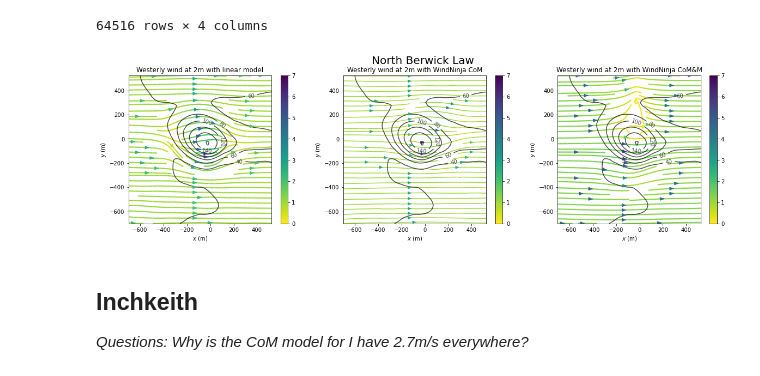
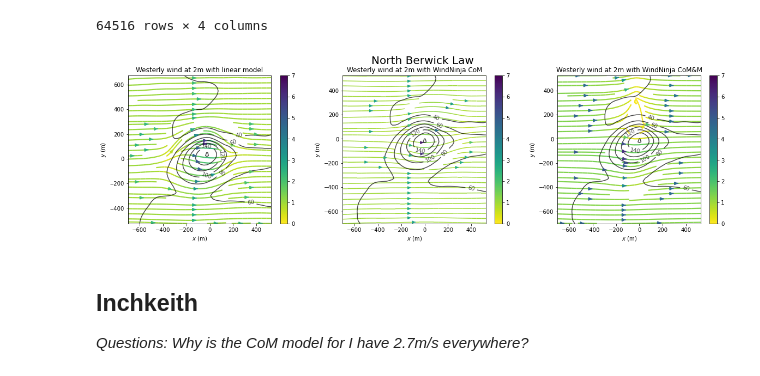
Before and after one commit to dhegedus99/MetGroupProject, a Jupyter notebook: ComparingModels.ipynb, the cells around one changed output. Drawn from its saved outputs; the diff is of its cells as text; code cells hidden in the pictures.

Commit message:
contour plots fixed for ninja

```diff
--- a/ComparingModels.ipynb
+++ b/ComparingModels.ipynb
@@ -93,7 +93,7 @@ def plot_wind(u,v,wind,z,title, n, m, l):
                    linewidth = 2.2, cmap='viridis_r')
     plt.colorbar()
     plt.clim(0, 7)
-    cs = plt.contour(x[m:l],y[m:l],z[m:l,m:l],alpha = 0.7, colors='k')
+    cs = plt.contour(x[m:l],y[m:l],z[m:l,m:l],origin='lower', alpha = 0.7, colors='k')
     plt.clabel(cs,fmt='%d')
     plt.xlabel('$x$ (m)')
     plt.ylabel('$y$ (m)')
@@ -168,7 +173,7 @@ plt.show()
 *Questions: Why is the CoM model for NB have 2.7m/s everywhere?*
 # %%
 # Reading in the data from the conservation of mass and momentum model
-data = pd.read_csv('data/output_2m_270_cofmandm_BL.txt')
+data = pd.read_csv('data/output_2m_270_cofmandm_BL.txt',skiprows=2, delimiter=' ', names=['x', 'y', 'z', 'U_x', 'U_y', 'U_z'])
 finaldata = data.set_index(['x', 'y']).sort_values(['x', 'y'])
 finaldata
 # %% [output]
@@ -191,34 +196,41 @@ finaldata
 plt.figure(figsize=(20, 5))
 
 # Westerly wind with the linear model
 plt.subplot(131)
 dx = 25                     # Grid spacing (m)
 L  = 500.                   # Horizontal length scale (m)
 z0 = 0.01                    # Surface roughness length (m)
 zu = 2.                      # Wind measurement height (m)
 z = np.loadtxt('data/NorthBerwickLawBlend1.txt')
 n = z.shape[0]
 u, v, wind = wind_model(n,z)
 plot_wind(u,v,wind,z,'Westerly wind at 2m with linear model', 128, 100, 150)
+plt.ylim(525,-675)
+plt.yticks([400, 200, 0, -200, -400, -600],['--400', '--200', '0', '200', '400', '600'] )
 
 # Westerly wind with the WindNinja Conservation of Mass model
+from osgeo import gdal
+ds = gdal.Open('data/NorthBerwickLaw.tif')
+band = ds.GetRasterBand(1)
+z = band.ReadAsArray()
+z = z[::-1,:]
 plt.subplot(132)
 vel = np.loadtxt('data/NorthBerwickLaw_270_1_25m_vel.asc',skiprows=6)
 ang = np.loadtxt('data/NorthBerwickLaw_270_1_25m_ang.asc',skiprows=6)
 Ninja_plots(z, vel, ang, "Westerly wind at 2m with WindNinja CoM",
             col_bar_min = 0, col_bar_max=7, n=128, m=100, l=150)
 
 # Westerly wind with the WindNinja Conservation of Mass and Momentum model
 plt.subplot(133)
 u = finaldata['U_x'].to_numpy().reshape(254, 254)
 v = finaldata['U_y'].to_numpy().reshape(254, 254)
 w = finaldata['U_z'].to_numpy().reshape(254, 254)
 wind = np.sqrt(u**2 + v**2)
 plot_wind(u, v, wind, z, 'Westerly wind at 2m with WindNinja CoM&M', n=128, m=100, l=150)
 plt.suptitle('North Berwick Law', size=20)
 plt.show()
 # %% [output]
-[figure, old version]
+[figure, new version]
 # %% [markdown]
 ## Inchkeith
 
```
Also changed, not shown: parts of 3 cells of this notebook, 5 other files.
